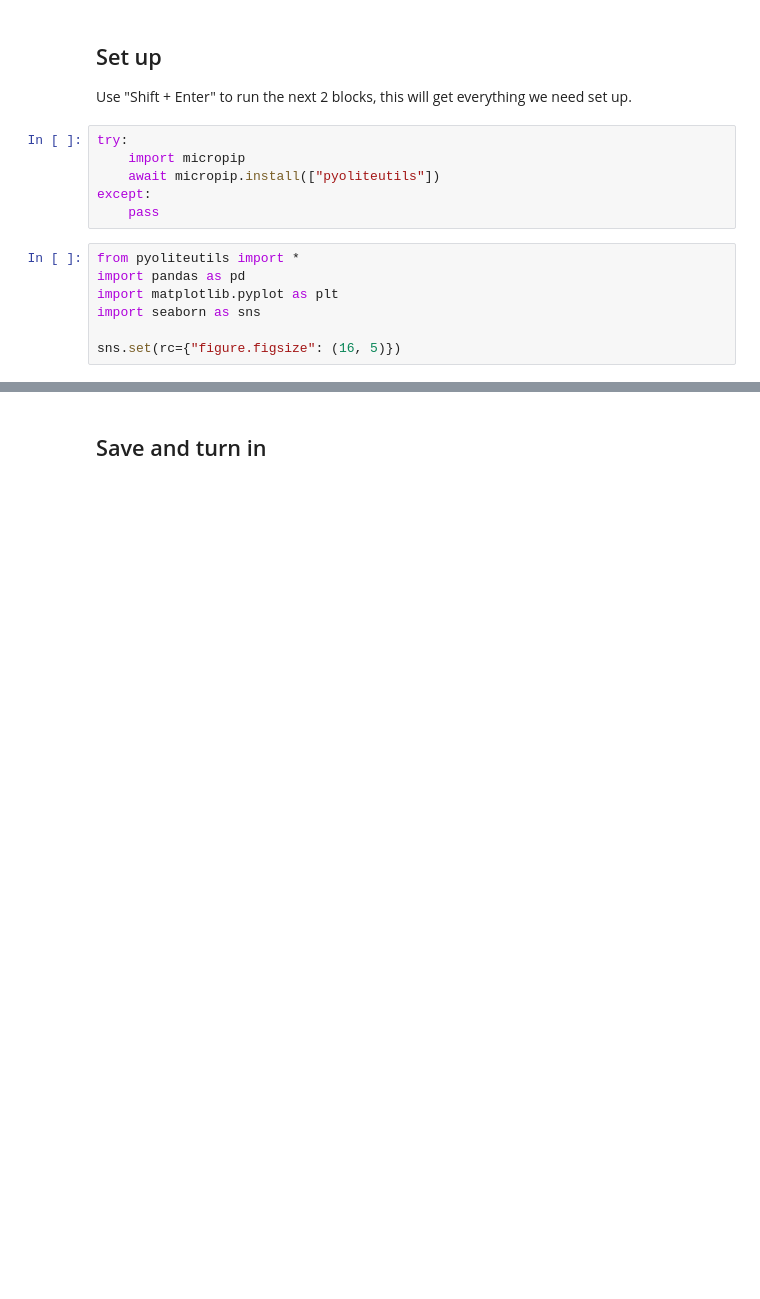
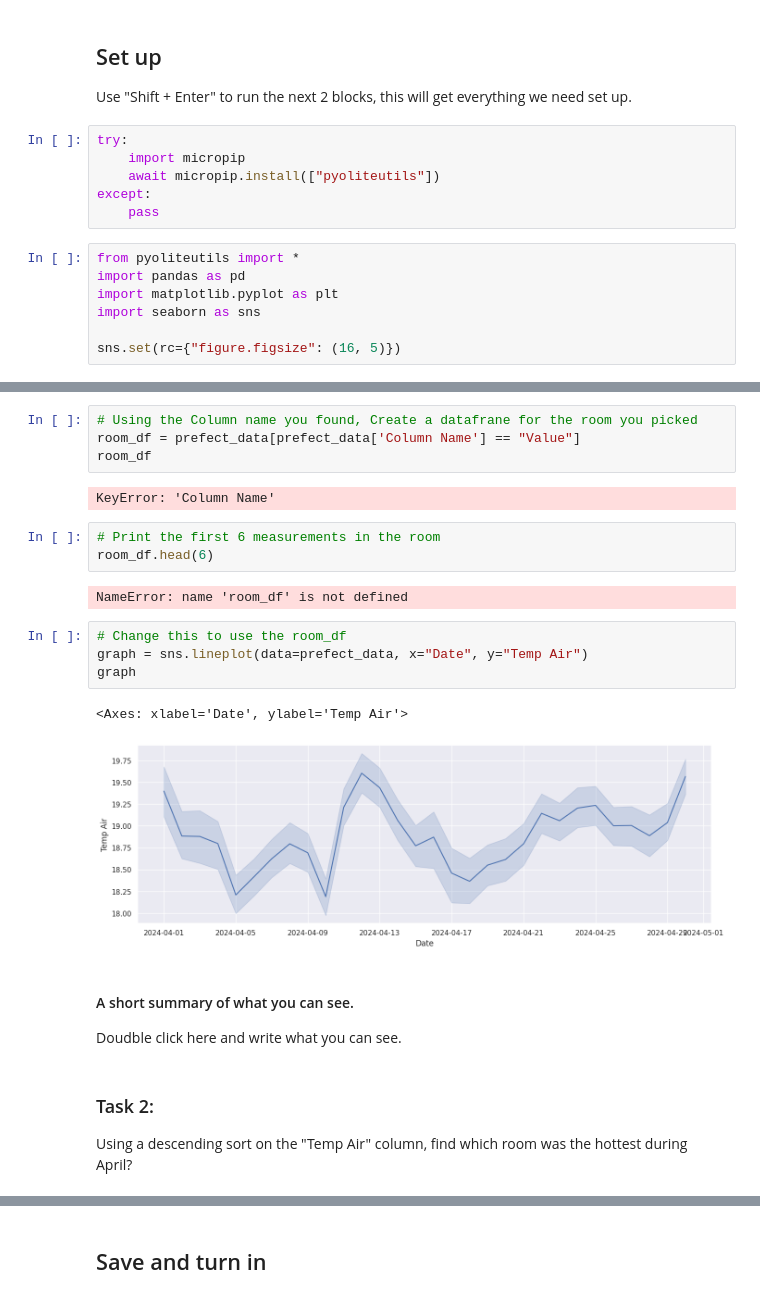
Before and after one commit to UTCSheffield/Y10-Computing-GCSE-jupyter, a Jupyter notebook: content/Prefect_Project/week_3.ipynb, the cells around one changed output, grey strips where cells are left out. Cells and saved outputs as stored; diff of their text form; blank space fills up the shorter version.

```diff
--- a/content/Prefect_Project/week_3.ipynb
+++ b/content/Prefect_Project/week_3.ipynb
@@ -46,0 +140,26 @@ ValueError: Invalid file path or buffer object type: <class 'coroutine'>
+# %%
+# Using the Column name you found, Create a datafrane for the room you picked
+room_df = prefect_data[prefect_data['Column Name'] == "Value"]
+room_df
+# %% [output]
+KeyError: 'Column Name'
+# %%
+# Print the first 6 measurements in the room
+room_df.head(6)
+# %% [output]
+NameError: name 'room_df' is not defined
+# %%
+# Change this to use the room_df
+graph = sns.lineplot(data=prefect_data, x="Date", y="Temp Air")
+graph
+# %% [output]
+<Axes: xlabel='Date', ylabel='Temp Air'>
+[figure, added]
+# %% [markdown]
+#### A short summary of what you can see.
+
+Doudble click here and write what you can see.
+# %% [markdown]
+### Task 2:
+
+Using a descending sort on the "Temp Air" column, find which room was the hottest during April?
```
Also changed, not shown: parts of 40 cells of this notebook.
